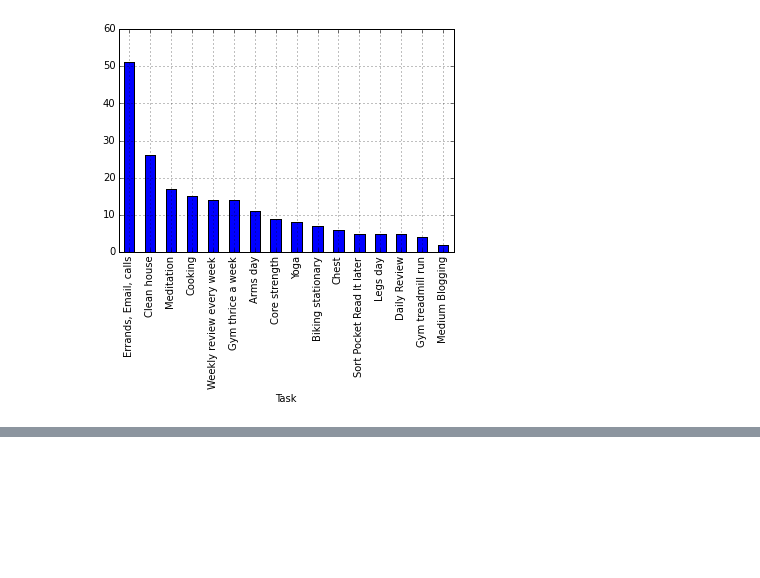
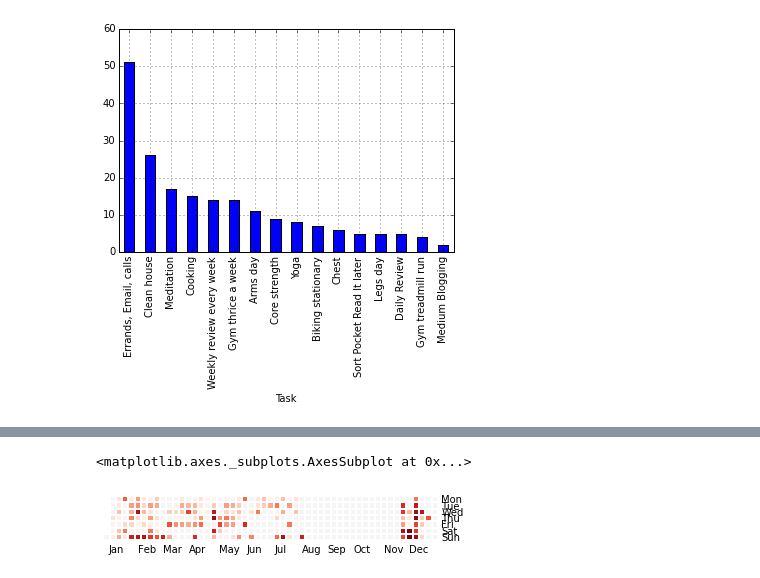
Before and after one commit to kapild/datascience, a Jupyter notebook: com/kapild/ds/pomodoro/Pomodoro_Calendar.ipynb, the cells around one changed output, grey strips where cells are left out. Cells and saved outputs as stored; diff of their text form; code cells hidden in the pictures; blank space fills up the shorter version.

```diff
--- a/com/kapild/ds/pomodoro/Pomodoro_Calendar.ipynb
+++ b/com/kapild/ds/pomodoro/Pomodoro_Calendar.ipynb
@@ -275,0 +333,3 @@ plot_habbit("Habbit")
+# %%
+raw_pomodoro_file_path = "/Users/kdalwani/Downloads/PomodoroRecord.csv"
+pomod = pd.read_csv(raw_pomodoro_file_path, encoding='utf-8-sig')
@@ -275,0 +345,3 @@ plot_habbit("Habbit")
+# %%
+pomod['days'] = pomod['Starts'].map(lambda x: pd.to_datetime(x[0:10]))
+pomod['hour'] = pomod['Starts'].map(lambda x: pd.to_datetime(x).hour)
@@ -275,0 +412,2 @@ plot_habbit("Habbit")
+# %%
+h = pomod.groupby(["days"])['Task'].count()
@@ -275,0 +424,5 @@ plot_habbit("Habbit")
+# %%
+calmap.yearplot(h, year=2017)
+# %% [output]
+<matplotlib.axes._subplots.AxesSubplot at 0x...>
+[figure, added]
```
Also changed, not shown: parts of 44 cells of this notebook.
